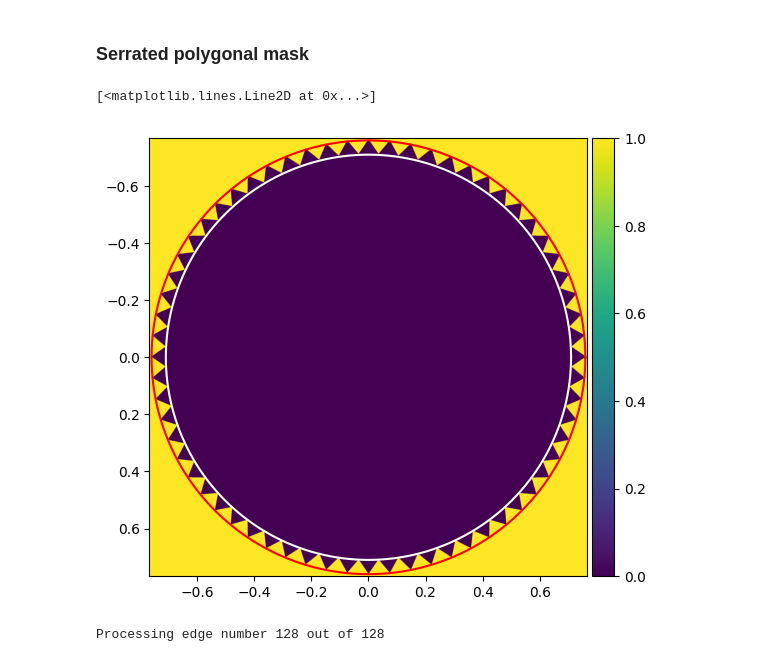
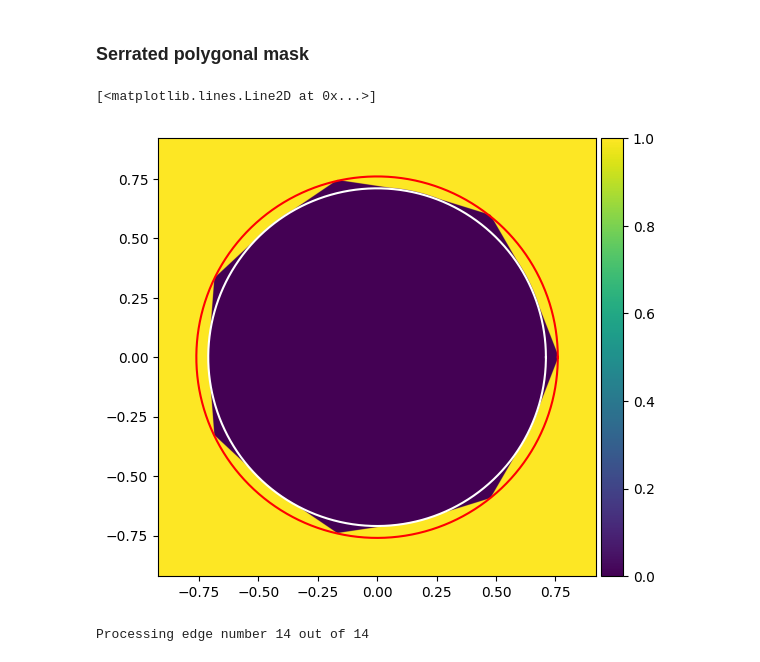
Before and after one commit to simon-prunet/polyFT, a Jupyter notebook: doFr.ipynb, the cells around one changed output. Cells and saved outputs as stored; diff of their text form; code cells hidden in the pictures.

```diff
--- a/doFr.ipynb
+++ b/doFr.ipynb
@@ -122,26 +122,26 @@ r_out = 0.76 #metres
 Z = 144 # metres
 ll = np.array([550e-9]) # metres
 
-s = SerratedFresnel(Z=Z, lambdas=ll, n_petals=64,r_in=r_in,r_out=r_out); s.set_the_scene()
+s = SerratedFresnel(Z=Z, lambdas=ll, n_petals=7,r_in=r_in,r_out=r_out); s.set_the_scene()
 # %%
-mask = s.pixelized_mask(inverted=False, embed_factor=1, n_pixels=4096)
+mask = s.pixelized_mask(inverted=False, embed_factor=1.2, n_pixels=4096)
 # %%
 fig, ax = plt.subplots(ncols=1, nrows=1, figsize=(6,6))
-im = ax.imshow(np.fft.fftshift(mask), extent=s.pixelized_bbox())
+im = ax.imshow(np.fft.fftshift(mask), extent=s.pixelized_bbox(upper=False), origin='lower')
 divider = make_axes_locatable(ax)
 cax = divider.append_axes("right", size="5%", pad=0.05)
 fig.colorbar(im, cax=cax)
 
 th = np.linspace(0,2*np.pi,1000)
 ax.plot(s.r_in*np.cos(th),s.r_in*np.sin(th),color = 'white')
 ax.plot(s.r_out*np.cos(th),s.r_out*np.sin(th),color = 'red')
 # %% [output]
 [<matplotlib.lines.Line2D at 0x...>]
-[figure, old version]
+[figure, new version]
 # %%
 P = compute_P_array(m,step=1./(2*s.L), dims=dims)
 res = s(P , verbose=True)
 # %% [output]
-Processing edge number 128 out of 128
+Processing edge number 14 out of 14
 # %%
 # Only valid for first radius... Need to do something more general
```
Also changed, not shown: parts of 3 cells of this notebook, 1 other file.
